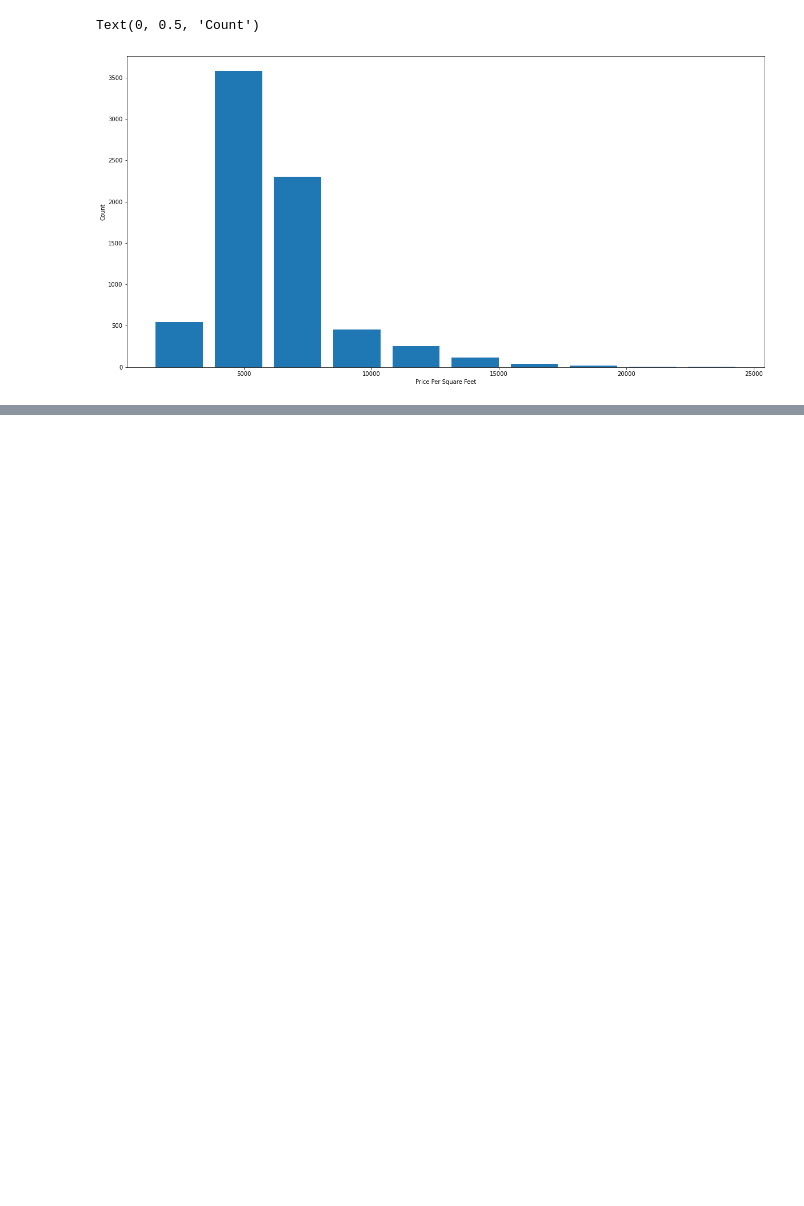
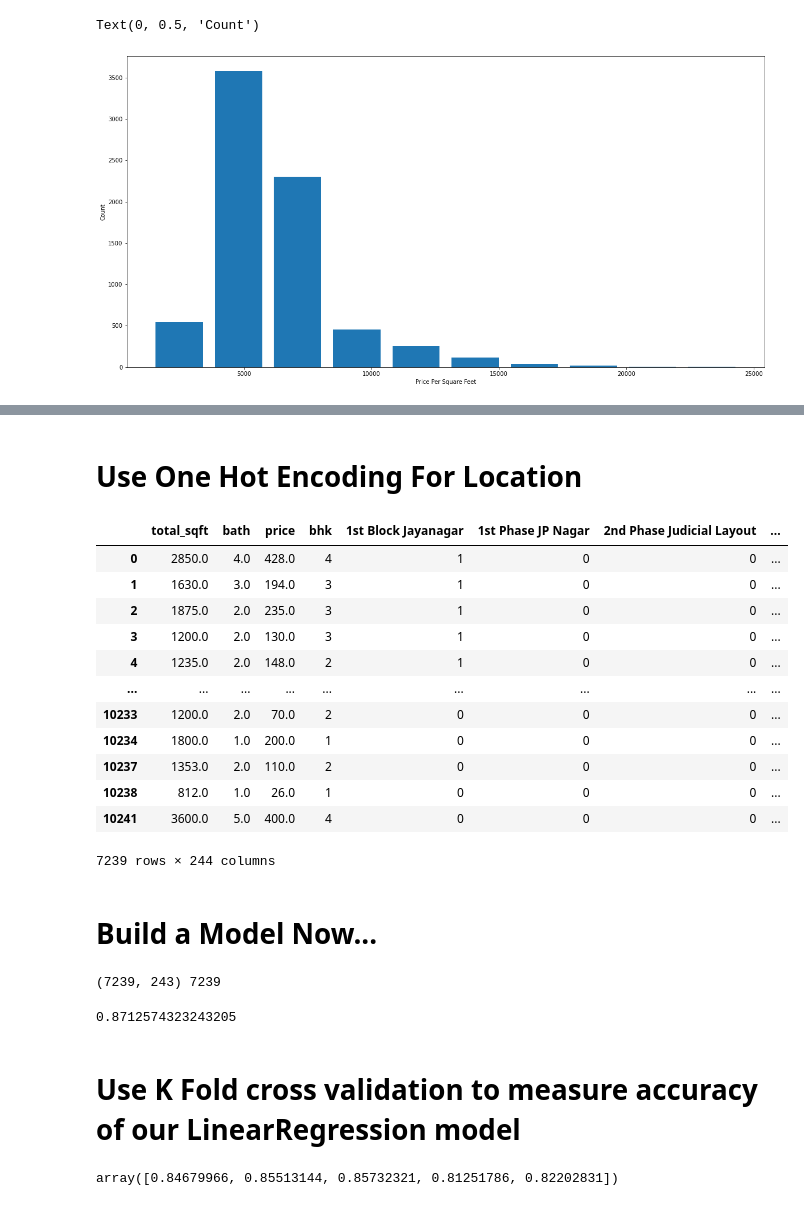
Before and after one commit to bilalahmed14/Machine-learning-projects, a Jupyter notebook: HomePrices_prediction/model/Homeprice_prediction.ipynb, the cells around one changed output, grey strips where cells are left out. Cells and saved outputs as stored; diff of their text form; code cells hidden in the pictures; blank space fills up the shorter version.

Commit message:
training model and making server to deploy

```diff
--- a/HomePrices_prediction/model/Homeprice_prediction.ipynb
+++ b/HomePrices_prediction/model/Homeprice_prediction.ipynb
@@ -236,0 +255,29 @@ Text(0, 0.5, 'Count')
+# %% [markdown]
+# Use One Hot Encoding For Location
+# %%
+dummies = pd.get_dummies(df10.location)
+df11 = pd.concat([df10, dummies.drop('other', axis='columns')], axis='columns')
+df12 = df11.drop('location', axis='columns')
+df12
+# %% [output]
+|  | total_sqft | bath | price | bhk | 1st Block Jayanagar | 1st Phase JP Nagar | 2nd Phase Judicial Layout | ... |
+| 0 | 2850.0 | 4.0 | 428.0 | 4 | 1 | 0 | 0 | ... |
+| 1 | 1630.0 | 3.0 | 194.0 | 3 | 1 | 0 | 0 | ... |
+| 2 | 1875.0 | 2.0 | 235.0 | 3 | 1 | 0 | 0 | ... |
+| 3 | 1200.0 | 2.0 | 130.0 | 3 | 1 | 0 | 0 | ... |
+| 4 | 1235.0 | 2.0 | 148.0 | 2 | 1 | 0 | 0 | ... |
+| ... | ... | ... | ... | ... | ... | ... | ... | ... |
+| 10233 | 1200.0 | 2.0 | 70.0 | 2 | 0 | 0 | 0 | ... |
+| 10234 | 1800.0 | 1.0 | 200.0 | 1 | 0 | 0 | 0 | ... |
+| 10237 | 1353.0 | 2.0 | 110.0 | 2 | 0 | 0 | 0 | ... |
+| 10238 | 812.0 | 1.0 | 26.0 | 1 | 0 | 0 | 0 | ... |
+| 10241 | 3600.0 | 5.0 | 400.0 | 4 | 0 | 0 | 0 | ... |
+7239 rows × 244 columns
+# %% [markdown]
+# Build a Model Now...
+# %%
+X = df12.drop('price', axis='columns')
+y = df12.price
+print(X.shape, len(y))
+# %% [output]
+(7239, 243) 7239
@@ -236,0 +287,18 @@ Text(0, 0.5, 'Count')
+# %%
+from sklearn.linear_model import LinearRegression
+lr = LinearRegression()
+lr.fit(X, y)
+lr.score(X_test, y_test)
+# %% [output]
+0.8712574323243205
+# %% [markdown]
+# Use K Fold cross validation to measure accuracy of our LinearRegression model
+# %%
+from sklearn.model_selection import ShuffleSplit
+from sklearn.model_selection import cross_val_score
+
+cv = ShuffleSplit(n_splits=5, test_size=0.2, random_state=5)
+
+cross_val_score(LinearRegression(), X, y, cv=cv)
+# %% [output]
+array([0.84679966, 0.85513144, 0.85732321, 0.81251786, 0.82202831])
```
Also changed, not shown: parts of 10 cells of this notebook, 10 other files.
